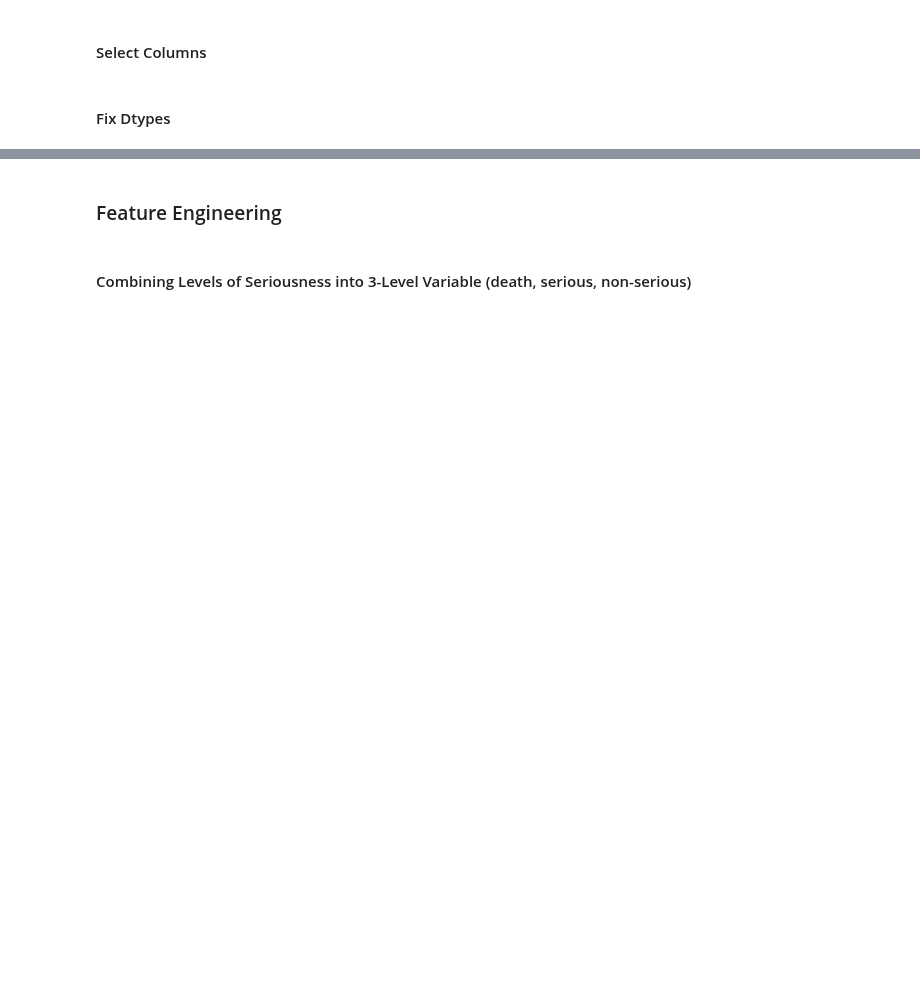
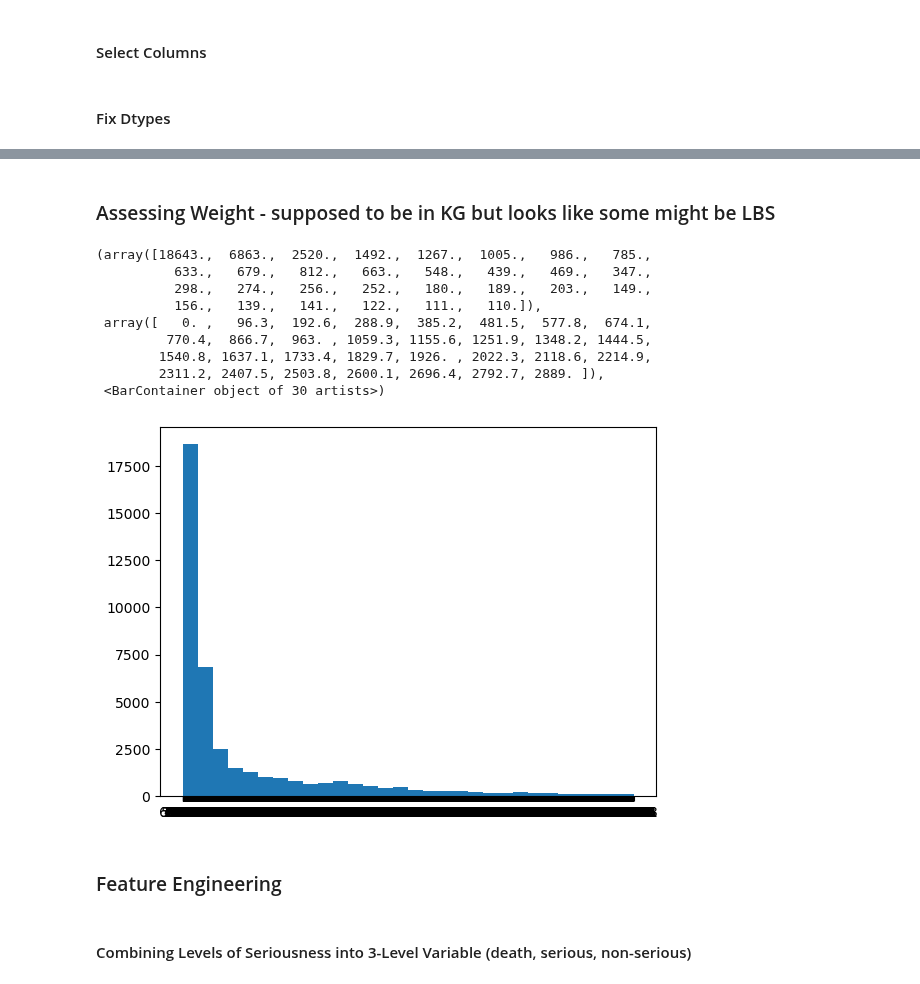
Before and after one commit to teamlunarlanding/Pharma-Drug-Surveillance, a Jupyter notebook: DataProcessing.ipynb, the cells around one changed output, grey strips where cells are left out. Saved outputs shown, nothing was run; the diff lists cells and outputs as text; code cells hidden in the pictures; blank space fills up the shorter version.

Commit message:
FullDataPullTest

```diff
--- a/DataProcessing.ipynb
+++ b/DataProcessing.ipynb
@@ -1127,7 +1192,7 @@ events_df.info()
 # %% [markdown]
 #### Select Columns
 # %%
-events_table = pd.DataFrame(events_df,
+events_table = pd.DataFrame(events2022_df,
                             columns = ["safetyreportid", #case report number
                                         "transmissiondate", # date the record was created
                                         "serious", # seriousness - 1 = result in death, lifethreatening,hospital,etc. 2 = not in the above
@@ -1144,12 +1209,13 @@ events_table = pd.DataFrame(events_df,
                                        #"reportduplicate.duplicatesource",  # source of duplicate report
                                         #  "receivedateformat", #always YYYYMMDD
                                         #  "receivedate", #date report received by FDA
-                                        "occurcountry", # country of the reporter of this event
-                                        #"patient.patientonsetage", # age of patient when event occured
-                                        #"patient.patientonsetageunit",  # 801: Y, 802: M, 803: W, 804: D, 805: H
-                                        #"patient.patientsex", # sex of patient. 0=unknown, 1=male, 2=female
-                                        "patient"]) # Dictionary list - expanded as seperate table
-                                        #"patient.drug"]) # Dictionary list - expanded as separate table
+                                        "primarysource.reportercountry", # country of the reporter of this event
+                                        "patient.patientonsetage", # age of patient when event occured
+                                        "patient.patientonsetageunit",  # 801: Y, 802: M, 803: W, 804: D, 805: H
+                                        "patient.patientsex", # sex of patient. 0=unknown, 1=male, 2=female
+                                       "patient.patientweight",  # Weight of patient in kg
+                                        "patient.reaction", # Dictionary list - expanded as seperate table
+                                        "patient.drug"]) # Dictionary list - expanded as separate table
                                         # "patient.patientagegroup", #1 = neonate, 2 = infant, 3=child, 4=adolescent, 5=adult, 6=elderly
                                         # "patient.patientweight", # weight in kg
                                         # "seriousnesscongentialanomali", # 1 if congenital anomaly (fetal abnormality),absent otherwise
@@ -1162,13 +1224,6 @@ events_table['transmissiondate'].head()
 # %% [markdown]
 #### Fix Dtypes
 # %%
-# Fix date formatting, remove last two characters from each string, FIX THIS
-def remove_date_chars(text):
-    if isinstance(text, str):
-        # Remove punctuation
-        text = re.sub(f'.0', '', text)
-
-events_table['transmissiondate'] = events_table['transmissiondate'].apply(remove_date_chars)
 events_table['transmissiondate'] = pd.to_datetime(events_table['transmissiondate'], format='%Y%m%d')
 # Convert Date to Year
 events_table['year'] = events_table['transmissiondate'].dt.year
@@ -1198,3 +1256,18 @@ events_table.head(1)
+# %% [markdown]
+### Assessing Weight - supposed to be in KG but looks like some might be LBS
+# %%
+plt.hist(events_table['patient.patientweight'], bins = 30)
+# %% [output]
+(array([18643.,  6863.,  2520.,  1492.,  1267.,  1005.,   986.,   785.,
+          633.,   679.,   812.,   663.,   548.,   439.,   469.,   347.,
+          298.,   274.,   256.,   252.,   180.,   189.,   203.,   149.,
+          156.,   139.,   141.,   122.,   111.,   110.]),
+ array([   0. ,   96.3,  192.6,  288.9,  385.2,  481.5,  577.8,  674.1,
+         770.4,  866.7,  963. , 1059.3, 1155.6, 1251.9, 1348.2, 1444.5,
+        1540.8, 1637.1, 1733.4, 1829.7, 1926. , 2022.3, 2118.6, 2214.9,
+        2311.2, 2407.5, 2503.8, 2600.1, 2696.4, 2792.7, 2889. ]),
+ <BarContainer object of 30 artists>)
+[figure, added]
 # %% [markdown]
 ### Feature Engineering
 # %%
```
Also changed, not shown: parts of 79 cells of this notebook.
